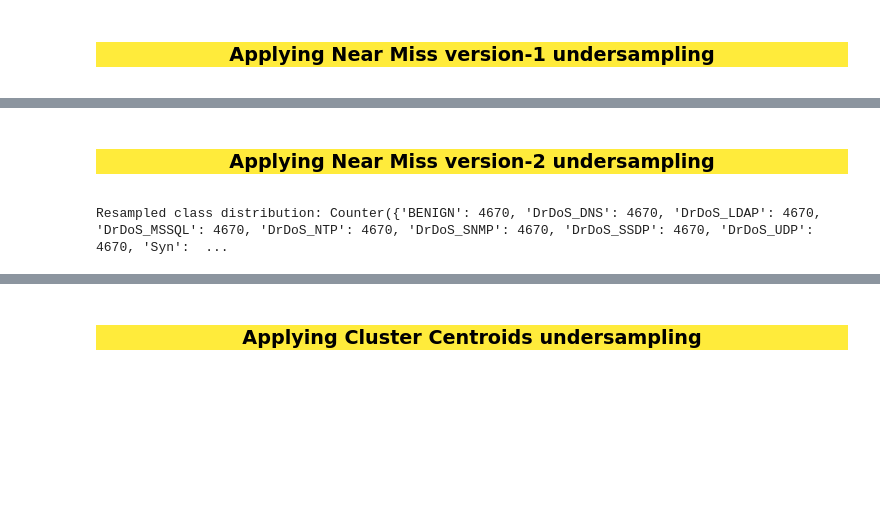
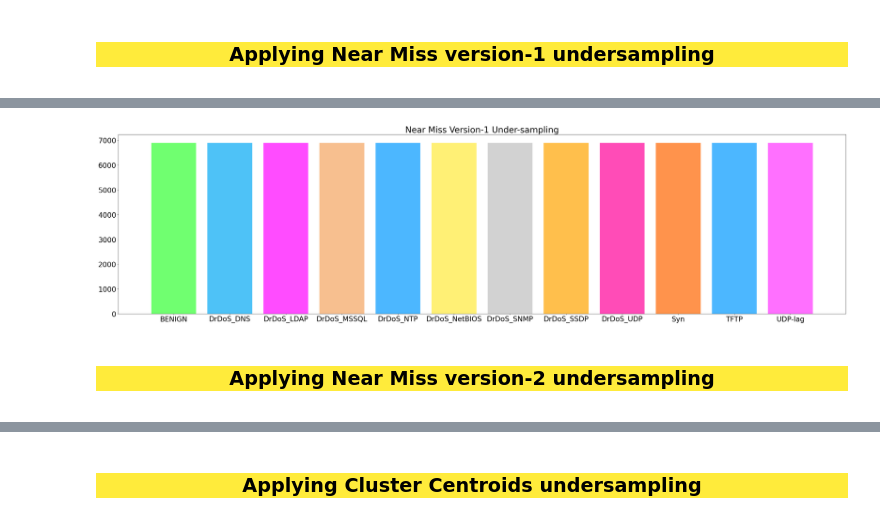
Before and after one commit to Thesis-on-Cyber-Security/Thesis-on-DDOS, a Jupyter notebook: Data_Concatenation/Model_Dataset_Creation.ipynb, the cells around one changed output, grey strips where cells are left out. Cells and saved outputs as stored; diff of their text form; code cells hidden in the pictures; blank space fills up the shorter version.

```diff
--- a/Data_Concatenation/Model_Dataset_Creation.ipynb
+++ b/Data_Concatenation/Model_Dataset_Creation.ipynb
@@ -126,25 +216,16 @@ Resampled class distribution: Counter({'BENIGN': 4670, 'DrDoS_DNS': 4670, 'DrDoS
 # %%
 imgName = "Undersampled_by_Near_Miss_Version-1.png"
-counter = Counter(y_resampled_nm1)
-colors = ["#33FF33","#03A9F4","magenta","#F4A460","#0099FF","#FFEB3B","#C0C0C0","orange","#FF0099","#FF6600","#9B59B6"]
+colors = ["#33FF33","#03A9F4","magenta","#F4A460","#0099FF","#FFEB3B","#C0C0C0","orange","#FF0099","#FF6600","#0099FF","#FF33FF"]
 
-plt.figure(figsize=(30,10))
-plt.bar(x=counter.keys(),height=counter.values(),color=colors,alpha=0.7,align="center",linewidth=0.5)
+plt.figure(figsize=(36,10))
+plt.bar(x=sorted(counter, key=counter.get),height=sorted(counter.values()),color=colors,alpha=0.7,align="center",linewidth=0.5)
 plt.rcParams['font.size'] = 24
 plt.title("Near Miss Version-1 Under-sampling")
 plt.tight_layout()
 plt.savefig(imgPath+imgName)
+# %% [output]
+[figure, added]
 # %% [markdown]
 <center><h3 style="background:#FFEB3B;color:black">
 Applying Near Miss version-2 undersampling
 </h3></center>
-# %%
-from imblearn.under_sampling import NearMiss
-from collections import Counter
-
-nm2 = NearMiss(version=2)
-X_resampled_nm2, y_resampled_nm2 = nm2.fit_resample(X, y)
-
-print("Resampled class distribution:", Counter(y_resampled_nm2))
-# %% [output]
-Resampled class distribution: Counter({'BENIGN': 4670, 'DrDoS_DNS': 4670, 'DrDoS_LDAP': 4670, 'DrDoS_MSSQL': 4670, 'DrDoS_NTP': 4670, 'DrDoS_SNMP': 4670, 'DrDoS_SSDP': 4670, 'DrDoS_UDP': 4670, 'Syn':  ...
```
Also changed, not shown: parts of 32 cells of this notebook, 8 other files.
